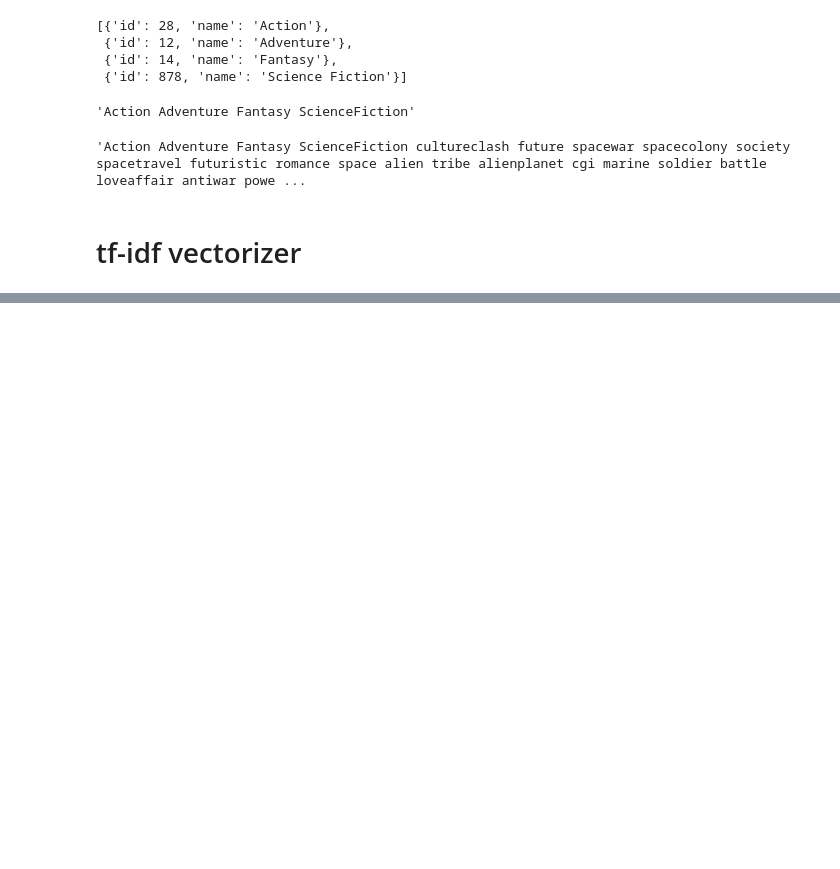
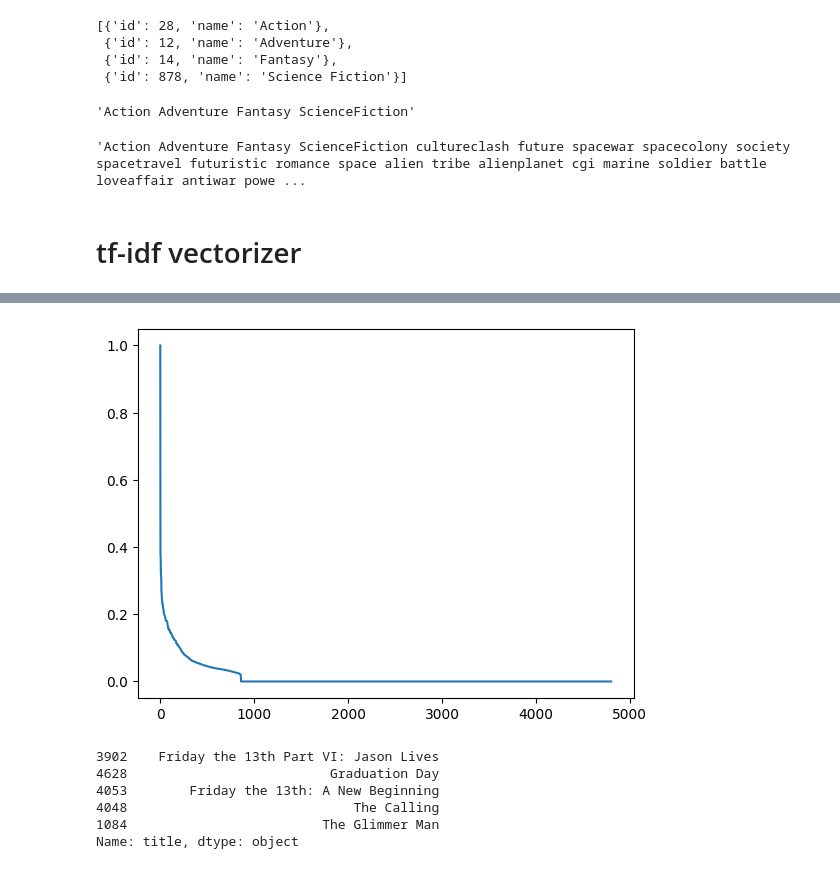
Before and after one commit to Iditc/NLP, a Jupyter notebook: TFIDF_Recommender_System.ipynb, the cells around one changed output, grey strips where cells are left out. Drawn from its saved outputs; the diff is of its cells as text; code cells hidden in the pictures; blank space fills up the shorter version.

```diff
--- a/TFIDF_Recommender_System.ipynb
+++ b/TFIDF_Recommender_System.ipynb
@@ -102,0 +137,4 @@ movie2idx
+# %%
+plt.plot(scores[(-scores).argsort()]);
+# %% [output]
+[figure, added]
@@ -102,0 +145,10 @@ movie2idx
+# %%
+# convert indices back to titles
+df['title'].iloc[recommended_idx]
+# %% [output]
+3902    Friday the 13th Part VI: Jason Lives
+4628                          Graduation Day
+4053        Friday the 13th: A New Beginning
+4048                             The Calling
+1084                         The Glimmer Man
+Name: title, dtype: object
```
Also changed, not shown: parts of 8 cells of this notebook.
